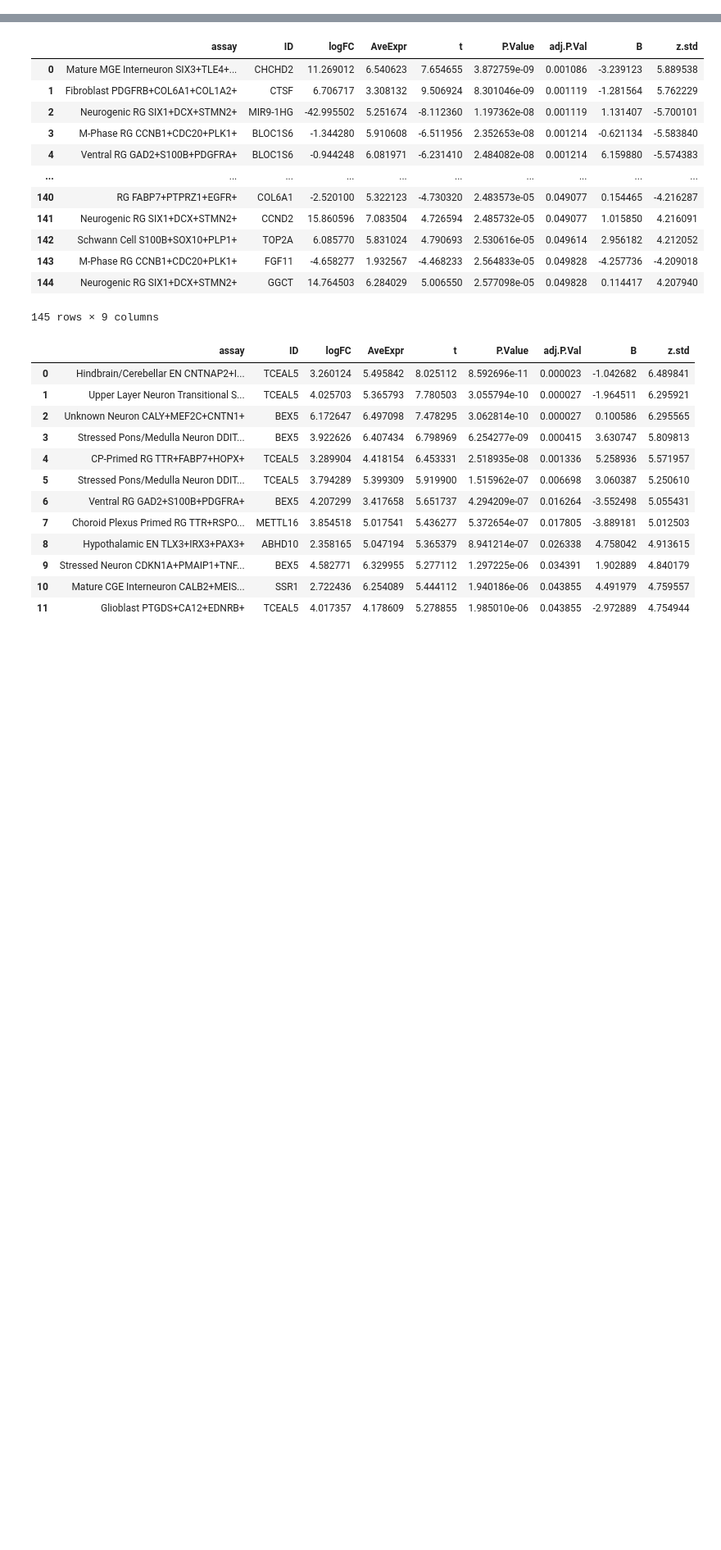
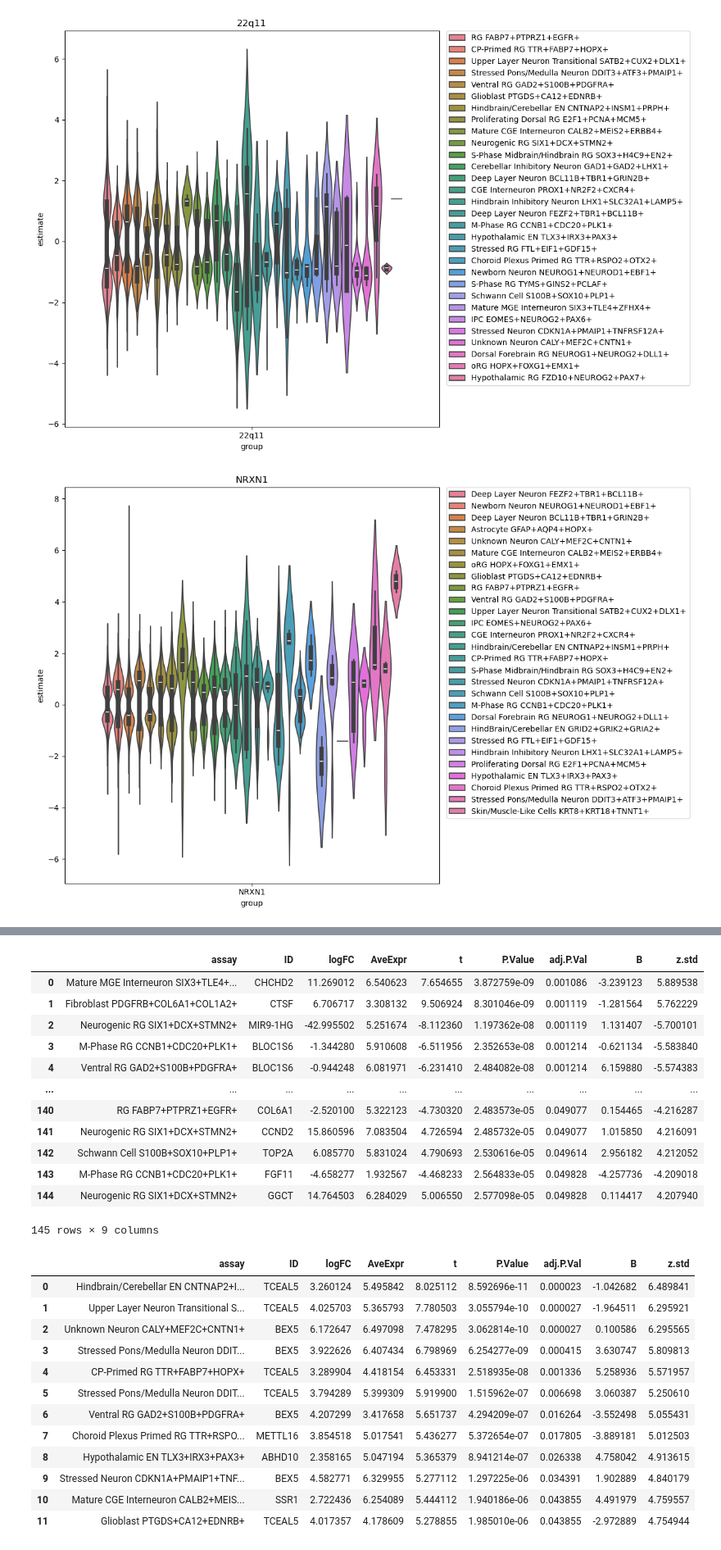
Before and after one commit to deepak-kaji/schizophrenia_organoid_convergence, a Jupyter notebook: disease_analyses/subtype_level_dge_examination.ipynb, the cells around one changed output, grey strips where cells are left out. Shown at 82% size. Drawn from its saved outputs; the diff is of its cells as text; code cells hidden in the pictures; blank space fills up the shorter version.

```diff
--- a/disease_analyses/subtype_level_dge_examination.ipynb
+++ b/disease_analyses/subtype_level_dge_examination.ipynb
@@ -56,0 +107,23 @@ dge = pd.concat([
+# %%
+for group in dge['group'].unique():
+    temp_dge = dge[dge['group'] == group]
+
+    fig, ax = plt.subplots(figsize=(12, 8))
+    plt.title(group)
+    sns.violinplot(
+    data=temp_dge[temp_dge["significant"]],
+    x="group",
+    y="estimate",
+    hue="assay",
+    ax=ax)
+    # ax.legend_.remove()
+    ax.legend(
+    bbox_to_anchor=(1.02, 1),
+    loc="upper left",
+    borderaxespad=0,
+)
+    plt.tight_layout()
+    plt.show()
+# %% [output]
+[figure, added]
+[figure, added]
```
Also changed, not shown: parts of 14 cells of this notebook, 4 other files.
